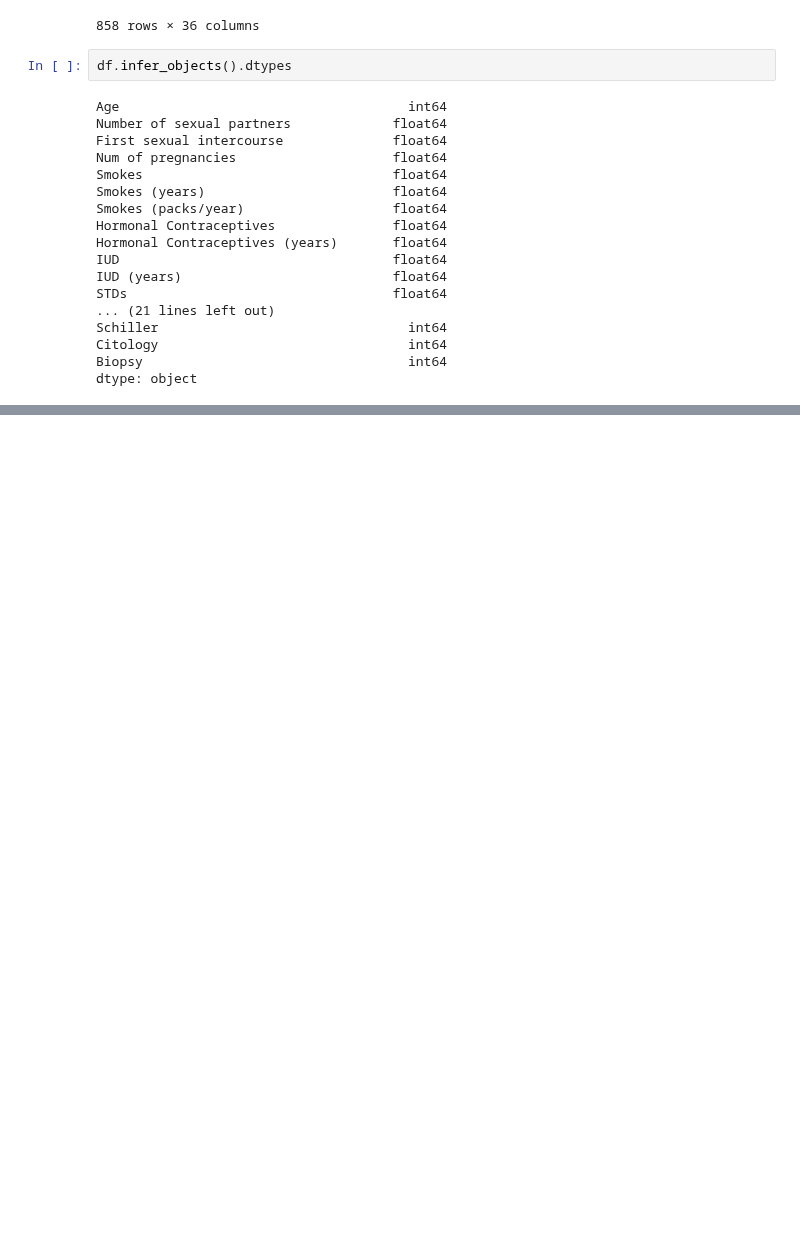
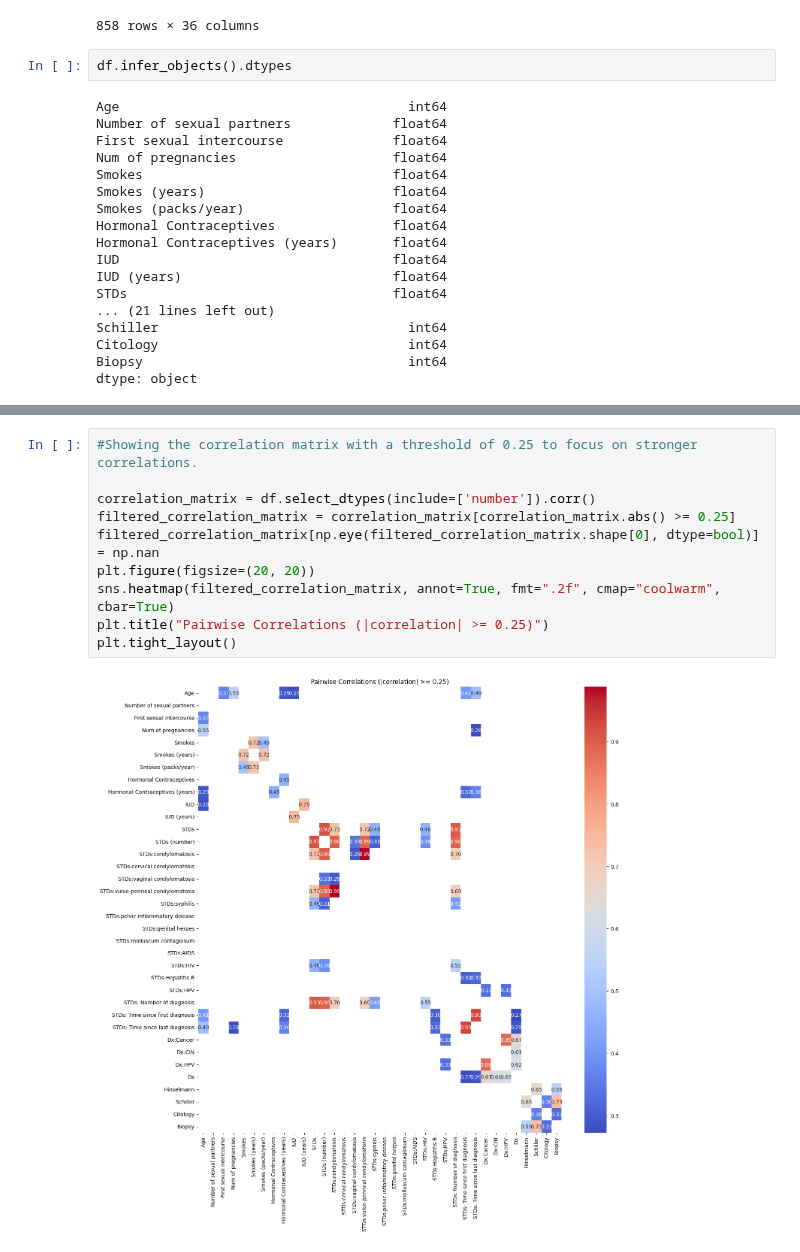
Before and after one commit to Filippo7206/unibo-dtm-ml-2526-cervical-cancer-predictor, a Jupyter notebook: notebooks/01_eda.ipynb, the cells around one changed output, grey strips where cells are left out. Saved outputs shown, nothing was run; the diff lists cells and outputs as text; blank space fills up the shorter version.

```diff
--- a/notebooks/01_eda.ipynb
+++ b/notebooks/01_eda.ipynb
@@ -194,0 +208,12 @@ array([ 0.,  1., nan])
+# %%
+#Showing the correlation matrix with a threshold of 0.25 to focus on stronger correlations.
+
+correlation_matrix = df.select_dtypes(include=['number']).corr()
+filtered_correlation_matrix = correlation_matrix[correlation_matrix.abs() >= 0.25]
+filtered_correlation_matrix[np.eye(filtered_correlation_matrix.shape[0], dtype=bool)] = np.nan
+plt.figure(figsize=(20, 20))
+sns.heatmap(filtered_correlation_matrix, annot=True, fmt=".2f", cmap="coolwarm", cbar=True)
+plt.title("Pairwise Correlations (|correlation| >= 0.25)")
+plt.tight_layout()
+# %% [output]
+[figure, added]
```
Also changed, not shown: parts of 12 cells of this notebook.
